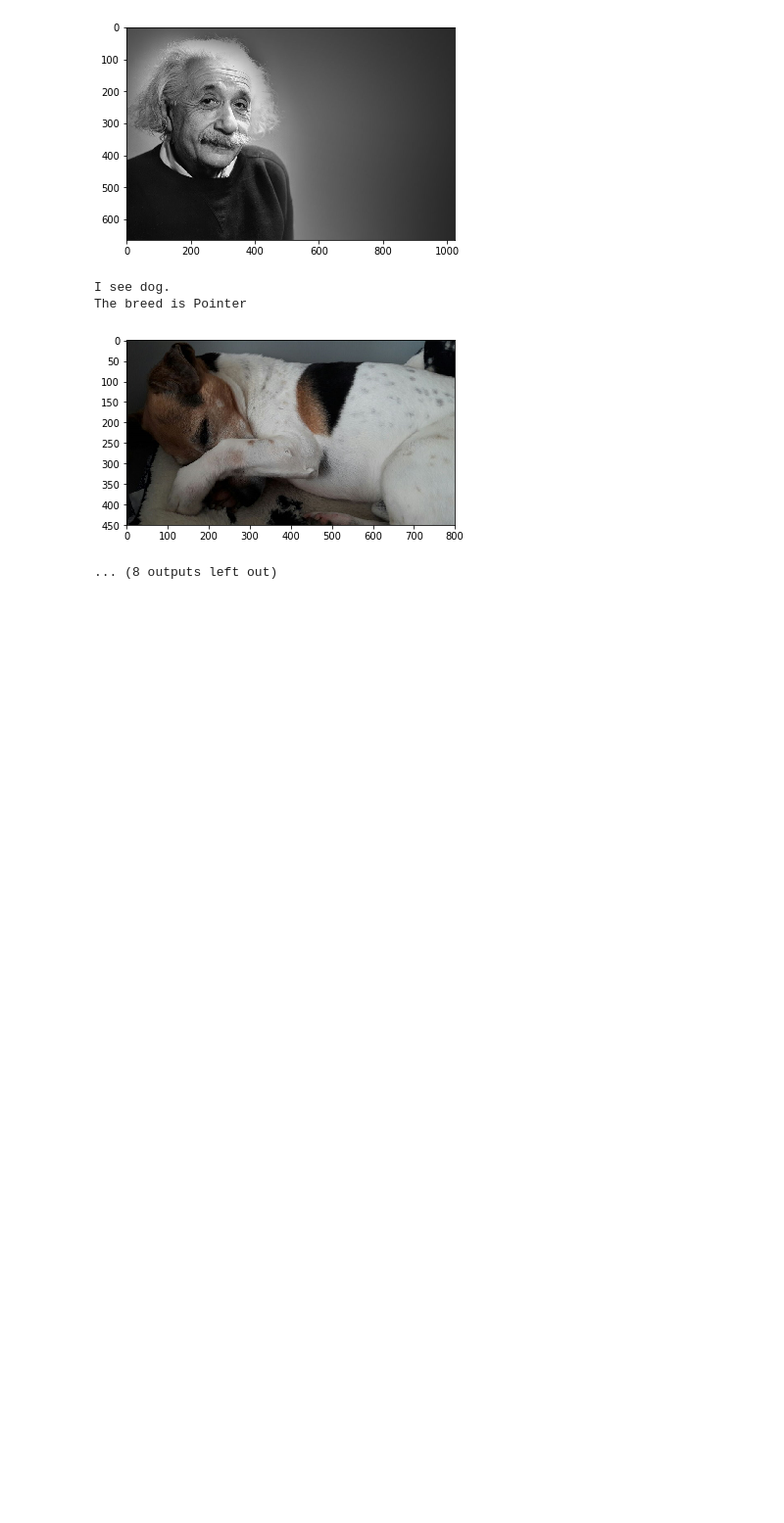
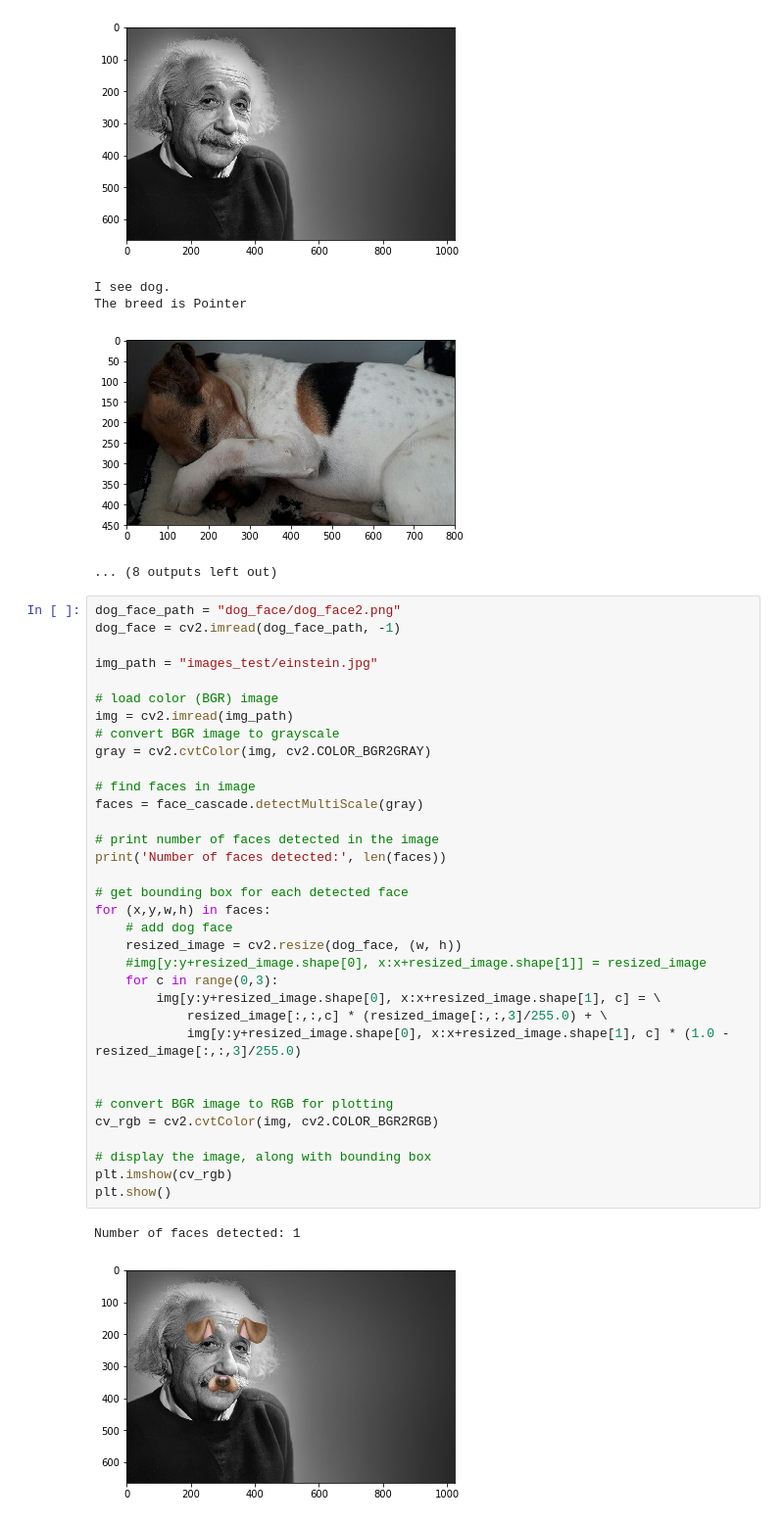
Before and after one commit to spil-peter-forgacs/dog-project, a Jupyter notebook: dog_app.ipynb, the cells around one changed output. Shown at 98% size. Drawn from its saved outputs; the diff is of its cells as text; blank space fills up the shorter version.

Commit message:
CNN dog face

```diff
--- a/dog_app.ipynb
+++ b/dog_app.ipynb
@@ -1008,3 +1008,40 @@ I see dog.
 The breed is Pointer
 [figure]
 ... (8 outputs left out)
+# %%
+dog_face_path = "dog_face/dog_face2.png"
+dog_face = cv2.imread(dog_face_path, -1)
+
+img_path = "images_test/einstein.jpg"
+
+# load color (BGR) image
+img = cv2.imread(img_path)
+# convert BGR image to grayscale
+gray = cv2.cvtColor(img, cv2.COLOR_BGR2GRAY)
+
+# find faces in image
+faces = face_cascade.detectMultiScale(gray)
+
+# print number of faces detected in the image
+print('Number of faces detected:', len(faces))
+
+# get bounding box for each detected face
+for (x,y,w,h) in faces:
+    # add dog face
+    resized_image = cv2.resize(dog_face, (w, h))
+    #img[y:y+resized_image.shape[0], x:x+resized_image.shape[1]] = resized_image
+    for c in range(0,3):
+        img[y:y+resized_image.shape[0], x:x+resized_image.shape[1], c] = \
+            resized_image[:,:,c] * (resized_image[:,:,3]/255.0) + \
+            img[y:y+resized_image.shape[0], x:x+resized_image.shape[1], c] * (1.0 - resized_image[:,:,3]/255.0)
+
+
+# convert BGR image to RGB for plotting
+cv_rgb = cv2.cvtColor(img, cv2.COLOR_BGR2RGB)
+
+# display the image, along with bounding box
+plt.imshow(cv_rgb)
+plt.show()
+# %% [output]
+Number of faces detected: 1
+[figure, added]
```
Also changed, not shown: 4 other files.
